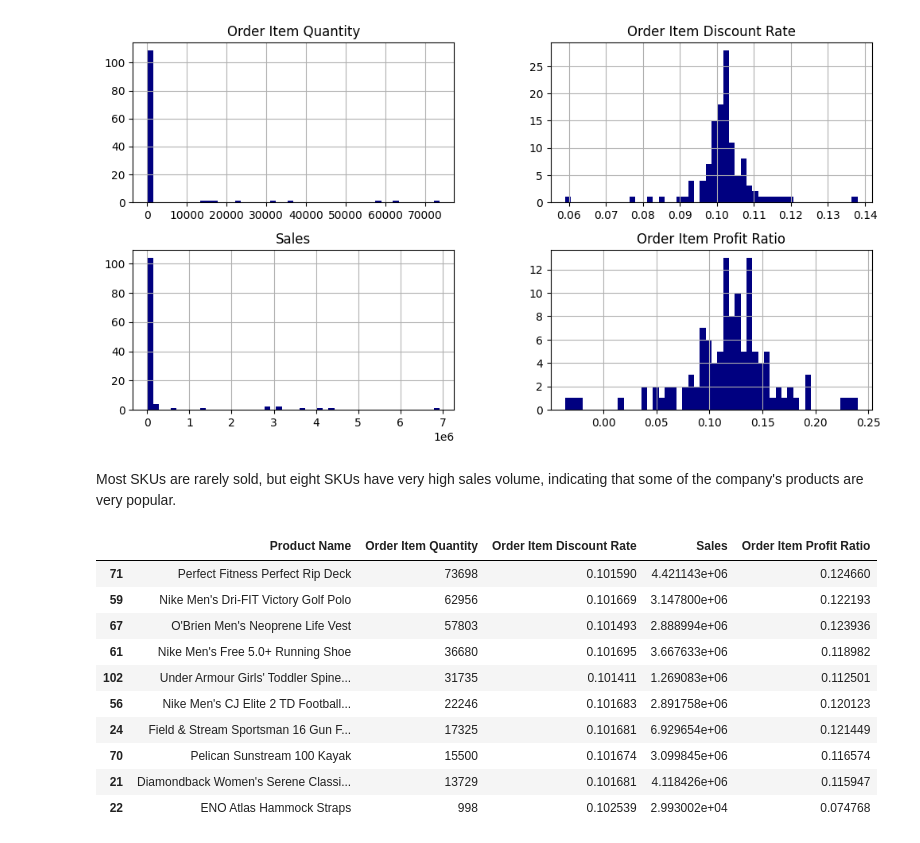
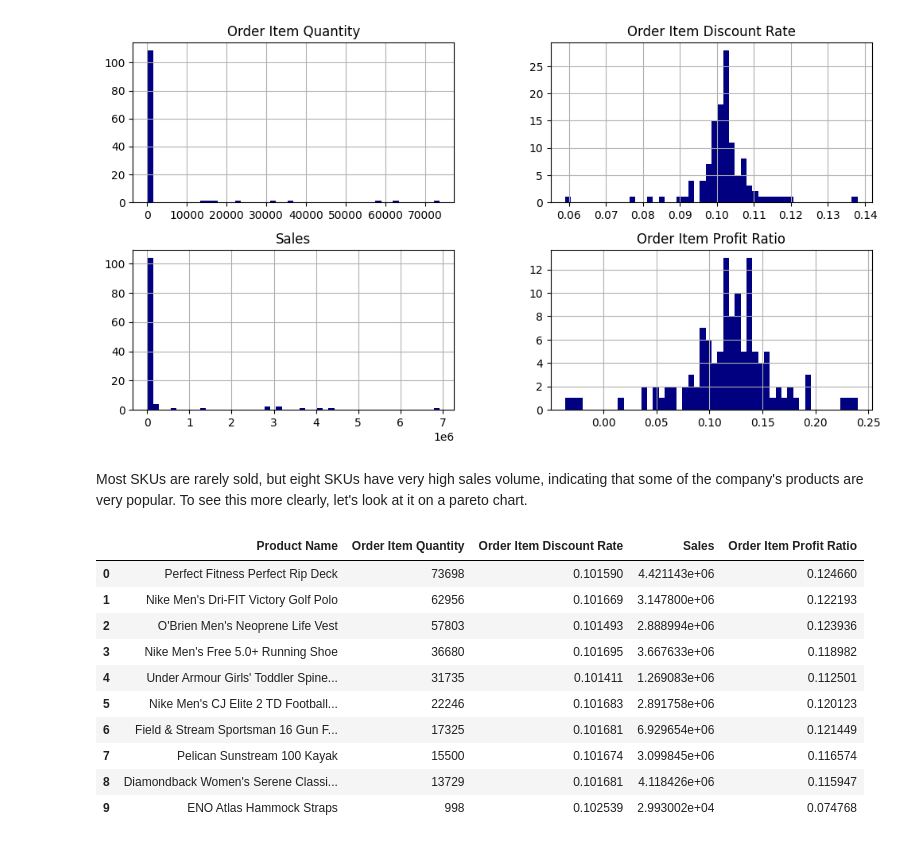
Before and after one commit to emirhansilsupur/supply-chain-analytics-forecasting, a Jupyter notebook: SC_Analytics_Forecasting.ipynb, the cells around one changed output. Saved outputs shown, nothing was run; the diff lists cells and outputs as text; code cells hidden in the pictures.

```diff
--- a/SC_Analytics_Forecasting.ipynb
+++ b/SC_Analytics_Forecasting.ipynb
@@ -637,18 +642,20 @@ df_clustering_agg.hist(figsize=(12,6),bins=50,color='navy');
 # %% [output]
 [figure]
 # %% [markdown]
-Most SKUs are rarely sold, but eight SKUs have very high sales volume, indicating that some of the company's products are very popular.
+Most SKUs are rarely sold, but eight SKUs have very high sales volume, indicating that some of the company's products are very popular. To see this more clearly, let's look at it on a pareto chart.
 # %%
-df_clustering_agg.sort_values(by="Order Item Quantity",ascending=False).head(10)
+df_cluster_sorted_order = df_clustering_agg.sort_values(by="Order Item Quantity",ascending=False).reset_index(drop=True)
-# %% [output]
-|  | Product Name | Order Item Quantity | Order Item Discount Rate | Sales | Order Item Profit Ratio |
-| 71 | Perfect Fitness Perfect Rip Deck | 73698 | 0.101590 | 4.421143e+06 | 0.124660 |
-| 59 | Nike Men's Dri-FIT Victory Golf Polo | 62956 | 0.101669 | 3.147800e+06 | 0.122193 |
-| 67 | O'Brien Men's Neoprene Life Vest | 57803 | 0.101493 | 2.888994e+06 | 0.123936 |
-| 61 | Nike Men's Free 5.0+ Running Shoe | 36680 | 0.101695 | 3.667633e+06 | 0.118982 |
-| 102 | Under Armour Girls' Toddler Spine... | 31735 | 0.101411 | 1.269083e+06 | 0.112501 |
-| 56 | Nike Men's CJ Elite 2 TD Football... | 22246 | 0.101683 | 2.891758e+06 | 0.120123 |
-| 24 | Field & Stream Sportsman 16 Gun F... | 17325 | 0.101681 | 6.929654e+06 | 0.121449 |
-| 70 | Pelican Sunstream 100 Kayak | 15500 | 0.101674 | 3.099845e+06 | 0.116574 |
-| 21 | Diamondback Women's Serene Classi... | 13729 | 0.101681 | 4.118426e+06 | 0.115947 |
-| 22 | ENO Atlas Hammock Straps | 998 | 0.102539 | 2.993002e+04 | 0.074768 |
+# %%
+df_cluster_sorted_order.head(10)
+# %% [output]
+|  | Product Name | Order Item Quantity | Order Item Discount Rate | Sales | Order Item Profit Ratio |
+| 0 | Perfect Fitness Perfect Rip Deck | 73698 | 0.101590 | 4.421143e+06 | 0.124660 |
+| 1 | Nike Men's Dri-FIT Victory Golf Polo | 62956 | 0.101669 | 3.147800e+06 | 0.122193 |
+| 2 | O'Brien Men's Neoprene Life Vest | 57803 | 0.101493 | 2.888994e+06 | 0.123936 |
+| 3 | Nike Men's Free 5.0+ Running Shoe | 36680 | 0.101695 | 3.667633e+06 | 0.118982 |
+| 4 | Under Armour Girls' Toddler Spine... | 31735 | 0.101411 | 1.269083e+06 | 0.112501 |
+| 5 | Nike Men's CJ Elite 2 TD Football... | 22246 | 0.101683 | 2.891758e+06 | 0.120123 |
+| 6 | Field & Stream Sportsman 16 Gun F... | 17325 | 0.101681 | 6.929654e+06 | 0.121449 |
+| 7 | Pelican Sunstream 100 Kayak | 15500 | 0.101674 | 3.099845e+06 | 0.116574 |
+| 8 | Diamondback Women's Serene Classi... | 13729 | 0.101681 | 4.118426e+06 | 0.115947 |
+| 9 | ENO Atlas Hammock Straps | 998 | 0.102539 | 2.993002e+04 | 0.074768 |
```
Also changed, not shown: parts of 4 cells of this notebook.
